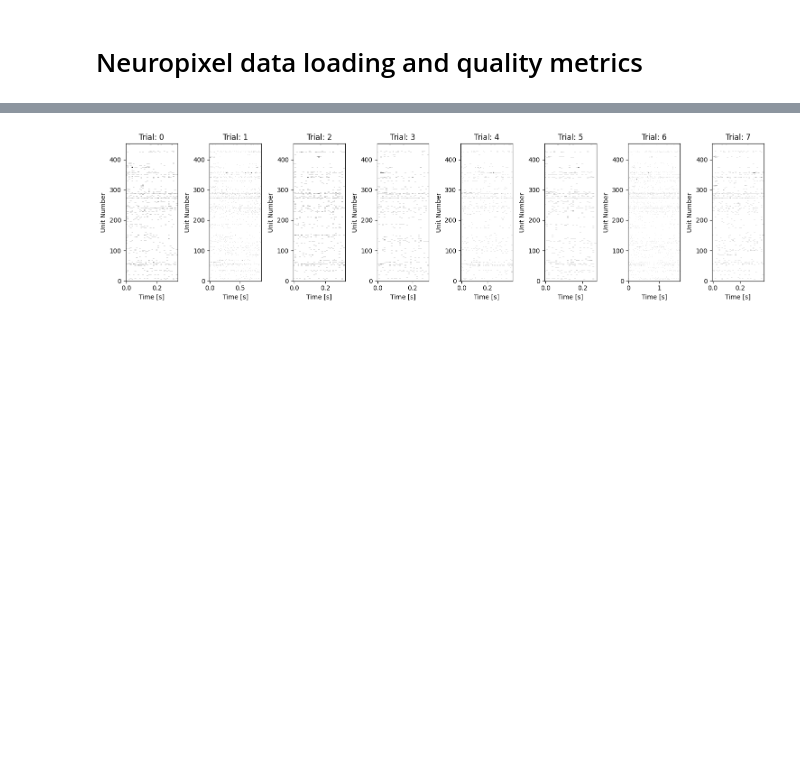
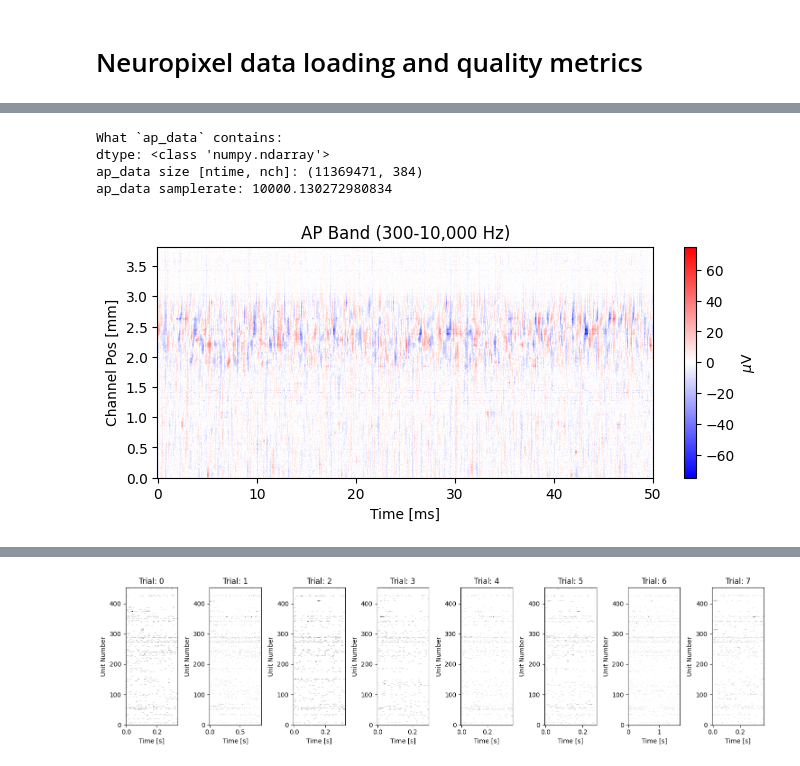
Before and after one commit to aolabNeuro/analyze, a Jupyter notebook: docs/source/examples/neuropixel_example.ipynb, the cells around one changed output, grey strips where cells are left out. Cells and saved outputs as stored; diff of their text form; code cells hidden in the pictures; blank space fills up the shorter version.

```diff
--- a/docs/source/examples/neuropixel_example.ipynb
+++ b/docs/source/examples/neuropixel_example.ipynb
@@ -30,0 +66,23 @@ df = aopy.data.bmi3d.tabulate_behavior_data_center_out(preproc_dir, [subject], [
+# %%
+# Example load_preproc functions in aopy to load preprocessed ap band data
+ap_data, ap_metadata = aopy.data.base.load_preproc_ap_data(preproc_dir, subject, te_id, date, drive)
+
+print('\033[1mWhat `ap_data` contains:\033[0m')
+print(f"dtype: {type(ap_data)}")
+print(f"ap_data size [ntime, nch]: {ap_data.shape}")
+print(f"ap_data samplerate: {ap_metadata['ap_samplerate']}")
+start_time, ntime_plot = 1, 0.05 # [s] start of data and length of data to plot
+start_idx = int(start_time*ap_metadata['ap_samplerate'])
+nch = ap_data.shape[1]
+fig, ax = plt.subplots(1,1, figsize=(8,3))
+time_axis = 1e3*np.arange(ntime_plot*ap_metadata['ap_samplerate'])/ap_metadata['ap_samplerate']
+im = ax.pcolor(time_axis, ap_metadata['ypos']/1E3, ap_metadata['microvoltsperbit'][0]*ap_data[start_idx:(start_idx+len(time_axis)),:].T, cmap='bwr', vmin=-75, vmax=75)
+cb = plt.colorbar(im, label='$\mu$V')
+ax.set(xlabel='Time [ms]', ylabel='Channel Pos [mm]', title='AP Band (300-10,000 Hz)') # The electrode at position 0 is at the bottom of the probe
+plt.show()
+# %% [output]
+What `ap_data` contains:
+dtype: <class 'numpy.ndarray'>
+ap_data size [ntime, nch]: (11369471, 384)
+ap_data samplerate: 10000.130272980834
+[figure, added]
```
Also changed, not shown: parts of 5 cells of this notebook.
